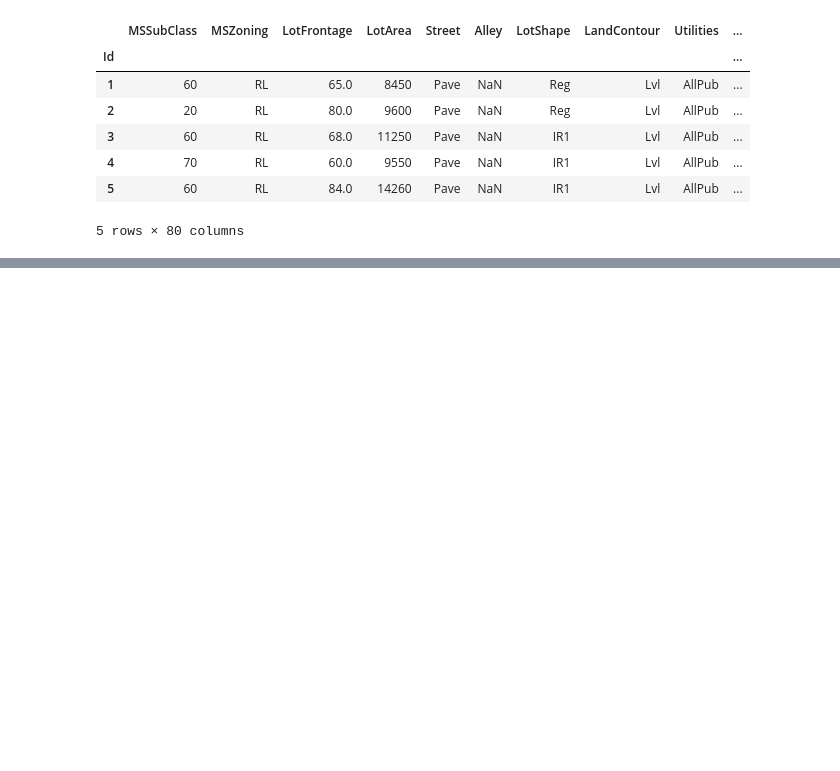
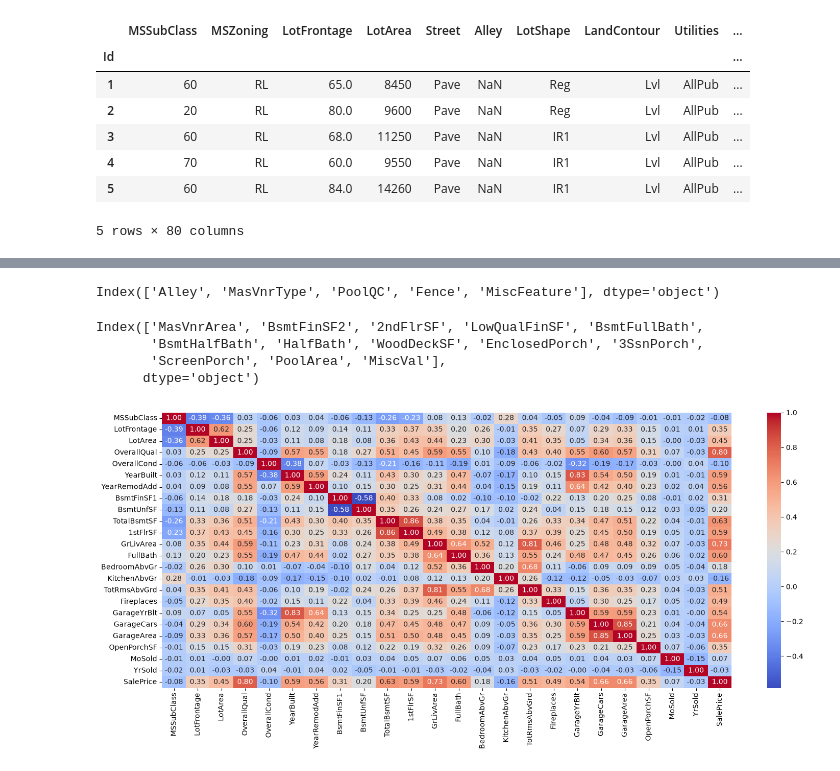
Before and after one commit to Sam50x/ML-from-Scratch, a Jupyter notebook: 1 - Linear Regression/notebook.ipynb, the cells around one changed output, grey strips where cells are left out. Cells and saved outputs as stored; diff of their text form; code cells hidden in the pictures; blank space fills up the shorter version.

```diff
--- a/1 - Linear Regression/notebook.ipynb
+++ b/1 - Linear Regression/notebook.ipynb
@@ -95,0 +131,4 @@ train_df.head()
+# %%
+highest_std = train_df.std(numeric_only=True).sort_values(ascending=False).head(10).index
+
+highest_std
@@ -95,0 +151,5 @@ train_df.head()
+# %%
+lower = train_df[highest_std].quantile(0.1)
+upper = train_df[highest_std].quantile(0.9)
+
+train_df[highest_std] = train_df[highest_std].clip(lower=lower, upper=upper, axis=1)
@@ -95,0 +168,27 @@ train_df.head()
+# %%
+cols_over_50_na = train_df.columns[train_df.isna().mean() > 0.5]
+
+cols_over_50_na
+# %% [output]
+Index(['Alley', 'MasVnrType', 'PoolQC', 'Fence', 'MiscFeature'], dtype='object')
+# %%
+cols_over_50_zero = train_df.columns[(train_df == 0).mean() > 0.5]
+
+cols_over_50_zero
+# %% [output]
+Index(['MasVnrArea', 'BsmtFinSF2', '2ndFlrSF', 'LowQualFinSF', 'BsmtFullBath',
+       'BsmtHalfBath', 'HalfBath', 'WoodDeckSF', 'EnclosedPorch', '3SsnPorch',
+       'ScreenPorch', 'PoolArea', 'MiscVal'],
+      dtype='object')
+# %%
+import seaborn as sns
+import matplotlib.pyplot as plt
+
+corr = train_df.drop(columns=cols_over_50_na.union(cols_over_50_zero)).corr(numeric_only=True)
+
+plt.figure(figsize=(18, 7))
+
+sns.heatmap(corr, cmap='coolwarm', annot=True, fmt=".2f",)
+plt.show()
+# %% [output]
+[figure, added]
```
Also changed, not shown: parts of 8 cells of this notebook.
